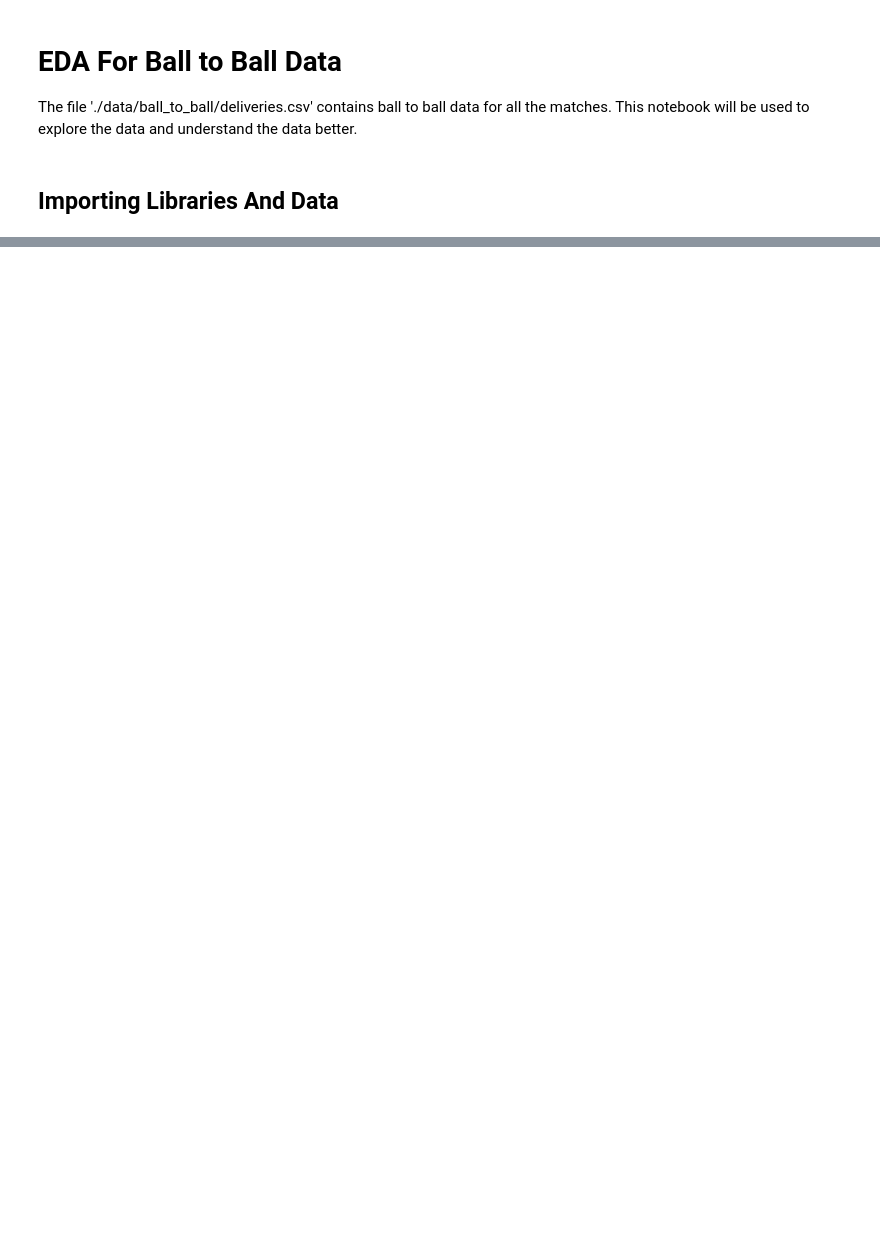
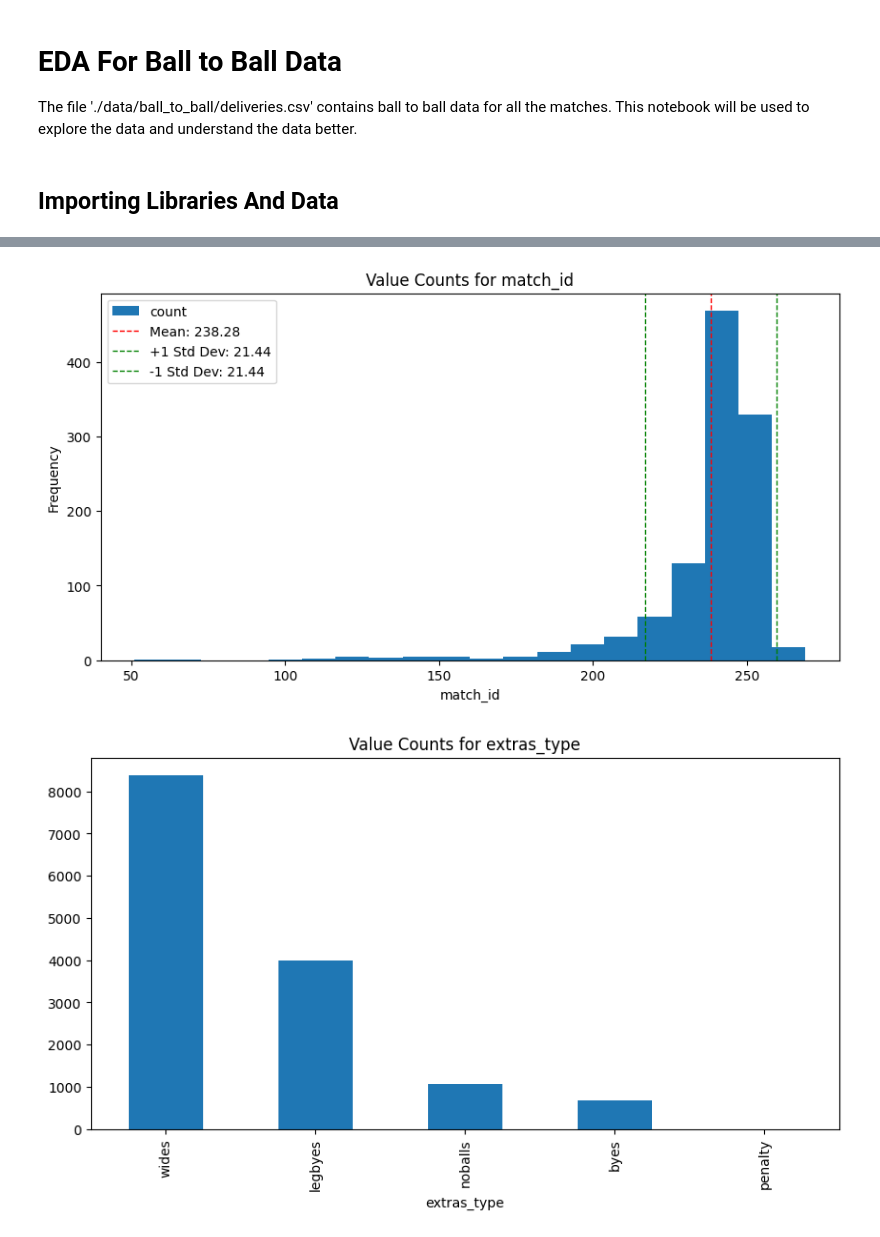
Before and after one commit to Yosemite0/Score_Predictor, a Jupyter notebook: eda.ipynb, the cells around one changed output, grey strips where cells are left out. Saved outputs shown, nothing was run; the diff lists cells and outputs as text; code cells hidden in the pictures; blank space fills up the shorter version.

```diff
--- a/eda.ipynb
+++ b/eda.ipynb
@@ -38,0 +251,23 @@ We have to further group the data into overs and overall match statistics.
+# %%
+
+## Per Ball Analysis
+# ------------------
+
+value_counts = {col: data[col].value_counts() for col in data.columns}
+value_counts
+for col, counts in value_counts.items():
+    if col in ['match_id']:
+        counts.plot(kind='hist', bins=20, figsize=(10, 5), title=f"Value Counts for {col}")
+        plt.xlabel(col)
+        plt.ylabel('Frequency')
+        plt.axvline(counts.mean(), color='red', linestyle='dashed', linewidth=1, label=f'Mean: {counts.mean():.2f}')
+        std_dev = counts.var()**0.5
+        plt.axvline(counts.mean() + std_dev, color='green', linestyle='dashed', linewidth=1, label=f'+1 Std Dev: {std_dev:.2f}')
+        plt.axvline(counts.mean() - std_dev, color='green', linestyle='dashed', linewidth=1, label=f'-1 Std Dev: {std_dev:.2f}')
+        plt.legend()
+    elif col in ['extras_type', 'dismissal_kind']:
+        counts.plot(kind='bar', figsize=(10, 5), title=f"Value Counts for {col}")
+    plt.show()
+# %% [output]
+[figure, added]
+[figure, added]
```
Also changed, not shown: parts of 9 cells of this notebook, 2 other files.
